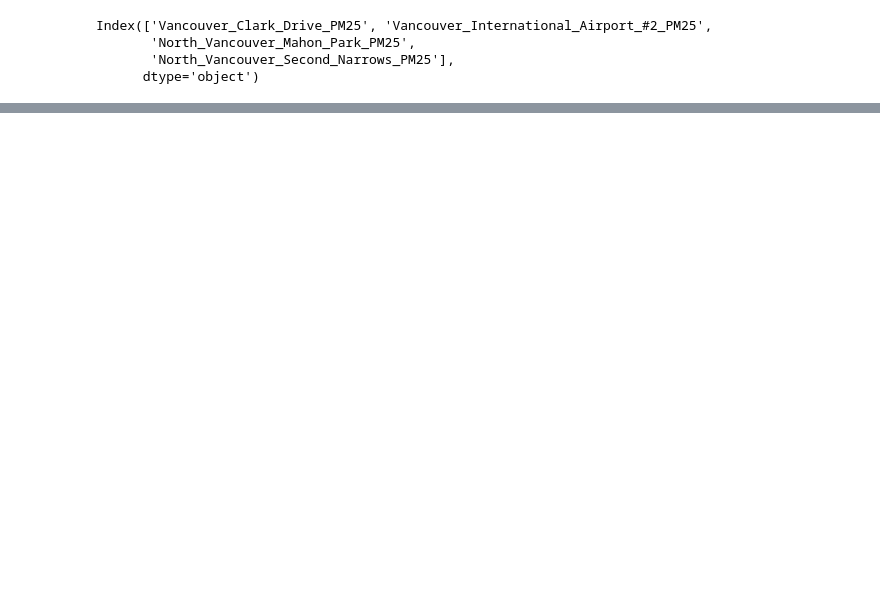
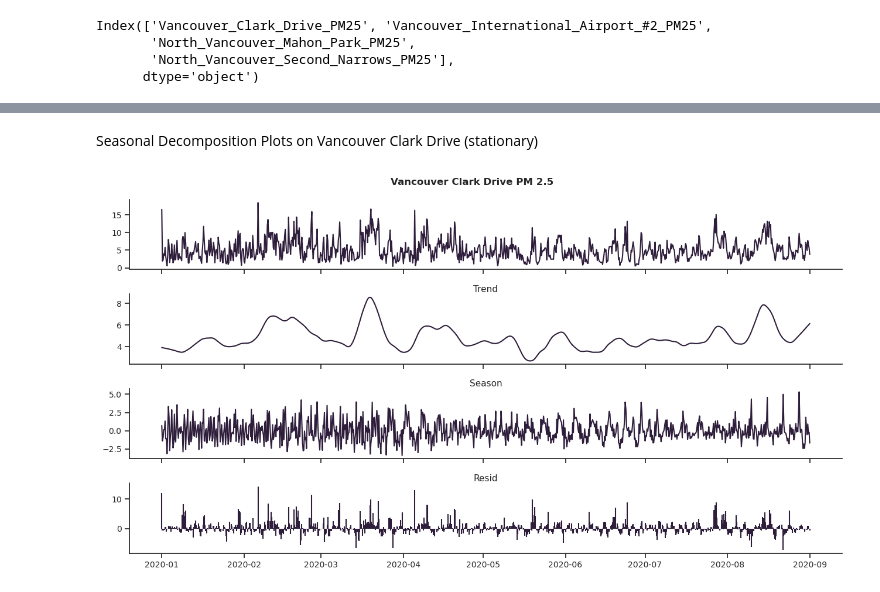
Before and after one commit to erich-hs/Air-We-Breathe, a Jupyter notebook: awb_Similarity.ipynb, the cells around one changed output, grey strips where cells are left out. Drawn from its saved outputs; the diff is of its cells as text; code cells hidden in the pictures; blank space fills up the shorter version.

```diff
--- a/awb_Similarity.ipynb
+++ b/awb_Similarity.ipynb
@@ -75,0 +60,25 @@ plt.show()
+# %%
+from tshelpers.metrics import stationarity_test
+
+# Subset
+subset = master_df_6h[datetime(2020, 1, 1): datetime(2020, 9, 1)]
+
+# Decompositions
+decompositions = {}
+for station in subset.columns:
+    decompositions[station] = {}
+    # Stationarity tests on observed data
+    decompositions[station]["Stationarity_Observed"] = stationarity_test(subset, station)
+    # STL Decomposition
+    decomposed = STL(
+        subset[station].interpolate(),
+        seasonal=7,
+        robust=True
+    ).fit()
+    decompositions[station]["Decomposition"] = pd.concat([
+        decomposed.observed, decomposed.trend, decomposed.seasonal, decomposed.resid
+        ], axis=1)
+    # Stationarity tests on trend, season, and residuals
+    decompositions[station]["Stationarity_Trend"] = stationarity_test(decompositions[station]["Decomposition"], "trend")
+    decompositions[station]["Stationarity_Seasonal"] = stationarity_test(decompositions[station]["Decomposition"], "season")
+    decompositions[station]["Stationarity_Residuals"] = stationarity_test(decompositions[station]["Decomposition"], "resid")
@@ -75,0 +181,23 @@ plt.show()
+# %% [markdown]
+Seasonal Decomposition Plots on Vancouver Clark Drive (stationary)
+# %%
+# Seasonal Decomposition Plots
+fig, ax = plt.subplots(4, 1, sharex=True, figsize=(13, 7))
+
+for i, column in enumerate(decompositions["Vancouver_Clark_Drive_PM25"]["Decomposition"].columns):
+    if column == "resid":
+        _, stls, _ = ax[i].stem(decompositions["Vancouver_Clark_Drive_PM25"]["Decomposition"][column].index,
+                   decompositions["Vancouver_Clark_Drive_PM25"]["Decomposition"][column],
+                   markerfmt=' ',
+                   basefmt=' ')
+        plt.setp(stls, 'linewidth', 1.5)
+    else:
+        ax[i].plot(decompositions["Vancouver_Clark_Drive_PM25"]["Decomposition"][column])
+    ax[i].set_title(column.capitalize(), y=0.96, fontsize=11)
+    ax[i].tick_params(labelsize=10)
+ax[0].set_title("")
+plt.suptitle("Vancouver Clark Drive PM 2.5", fontsize=12, fontweight="bold")
+sns.despine()
+plt.tight_layout()
+# %% [output]
+[figure, added]
```
Also changed, not shown: parts of 21 cells of this notebook, 4 other files.
